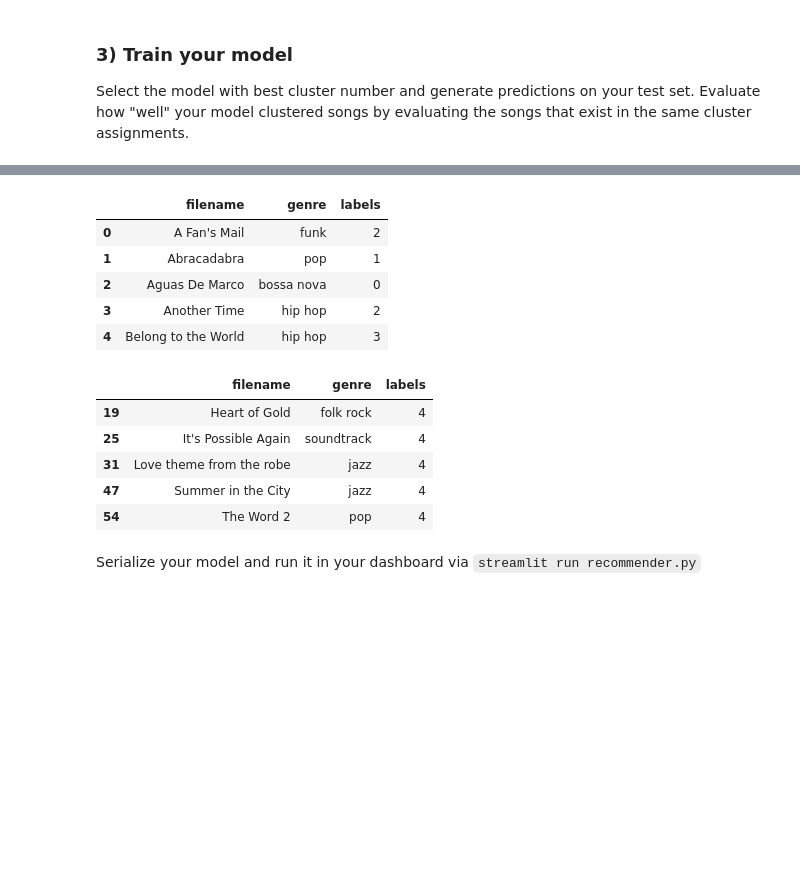
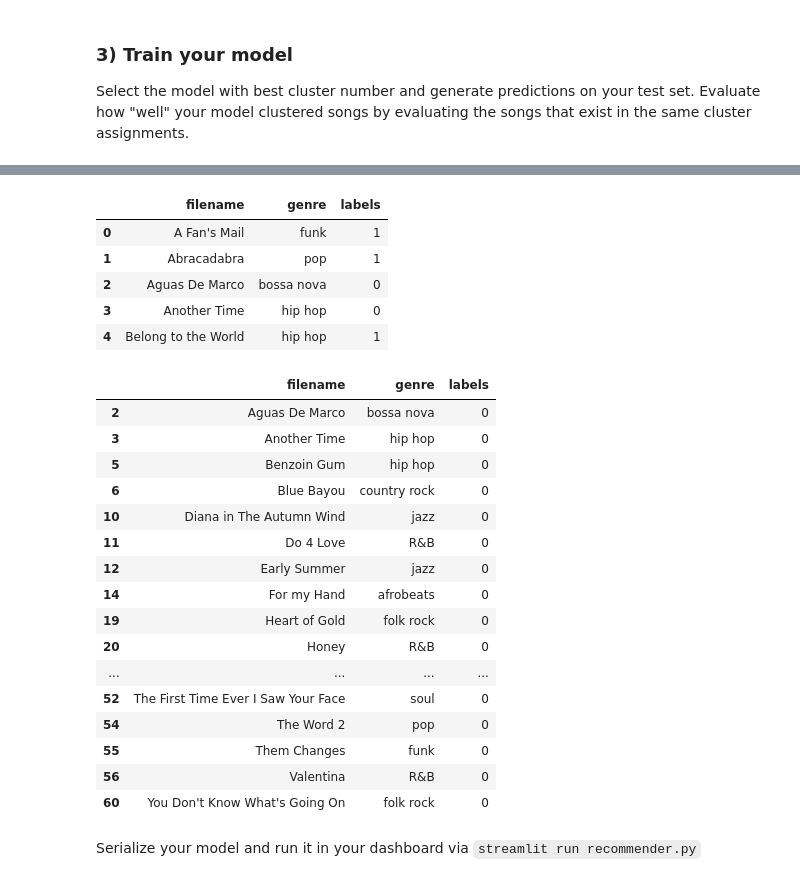
Before and after one commit to DataEden/unsupervised-music-recommender, a Jupyter notebook: notebooks/clustering.ipynb, the cells around one changed output, grey strips where cells are left out. Drawn from its saved outputs; the diff is of its cells as text; code cells hidden in the pictures; blank space fills up the shorter version.

Commit message:
Added clustering notebook

```diff
--- a/notebooks/clustering.ipynb
+++ b/notebooks/clustering.ipynb
@@ -111,4 +112,15 @@ plt.show()
 
 Select the model with best cluster number and generate predictions on your test set. Evaluate how "well" your model clustered songs by evaluating the songs that exist in the same cluster assignments.
 # %%
-...
+# Select the model with best cluster number and generate predictions on your test set. Evaluate how "well" your model
+# clustered songs by evaluating the songs that exist in the same cluster assignments.
+k = 2 # best k based on elbow method
+kmeans_music = KMeans(n_clusters=k, random_state=42)
+kmeans_music.fit(X)
+songs['cluster'] = kmeans.labels_
+
+#Evaluate the clusters
+cluster_counts = songs['cluster'].value_counts().sort_index()
+plt.figure(figsize=(10, 6))
+sns.barplot(x=cluster_counts.index, y=cluster_counts.values)
+plt.show()
@@ -122,21 +136,32 @@ labeled_music = songs[["filename", "genre", "labels"]]
 labeled_music.head()
 # %% [output]
 |  | filename | genre | labels |
-| 0 | A Fan's Mail | funk | 2 |
+| 0 | A Fan's Mail | funk | 1 |
 | 1 | Abracadabra | pop | 1 |
 | 2 | Aguas De Marco | bossa nova | 0 |
-| 3 | Another Time | hip hop | 2 |
-| 4 | Belong to the World | hip hop | 3 |
+| 3 | Another Time | hip hop | 0 |
+| 4 | Belong to the World | hip hop | 1 |
 # %%
 # view the songs that fall into specific clusters, what sort of insight do you think was captured here?
-labeled_music[labeled_music["labels"] == 4]
+labeled_music[labeled_music["labels"] == 0]
 # %% [output]
 |  | filename | genre | labels |
-| 19 | Heart of Gold | folk rock | 4 |
-| 25 | It's Possible Again | soundtrack | 4 |
-| 31 | Love theme from the robe | jazz | 4 |
-| 47 | Summer in the City | jazz | 4 |
-| 54 | The Word 2 | pop | 4 |
+| 2 | Aguas De Marco | bossa nova | 0 |
+| 3 | Another Time | hip hop | 0 |
+| 5 | Benzoin Gum | hip hop | 0 |
+| 6 | Blue Bayou | country rock | 0 |
+| 10 | Diana in The Autumn Wind | jazz | 0 |
+| 11 | Do 4 Love | R&B | 0 |
+| 12 | Early Summer | jazz | 0 |
+| 14 | For my Hand | afrobeats | 0 |
+| 19 | Heart of Gold | folk rock | 0 |
+| 20 | Honey | R&B | 0 |
+| ... | ... | ... | ... |
+| 52 | The First Time Ever I Saw Your Face | soul | 0 |
+| 54 | The Word 2 | pop | 0 |
+| 55 | Them Changes | funk | 0 |
+| 56 | Valentina | R&B | 0 |
+| 60 | You Don't Know What's Going On | folk rock | 0 |
 # %% [markdown]
 Serialize your model and run it in your dashboard via `streamlit run recommender.py`
 # %%
```
Also changed, not shown: parts of 2 cells of this notebook, 1 other file.
